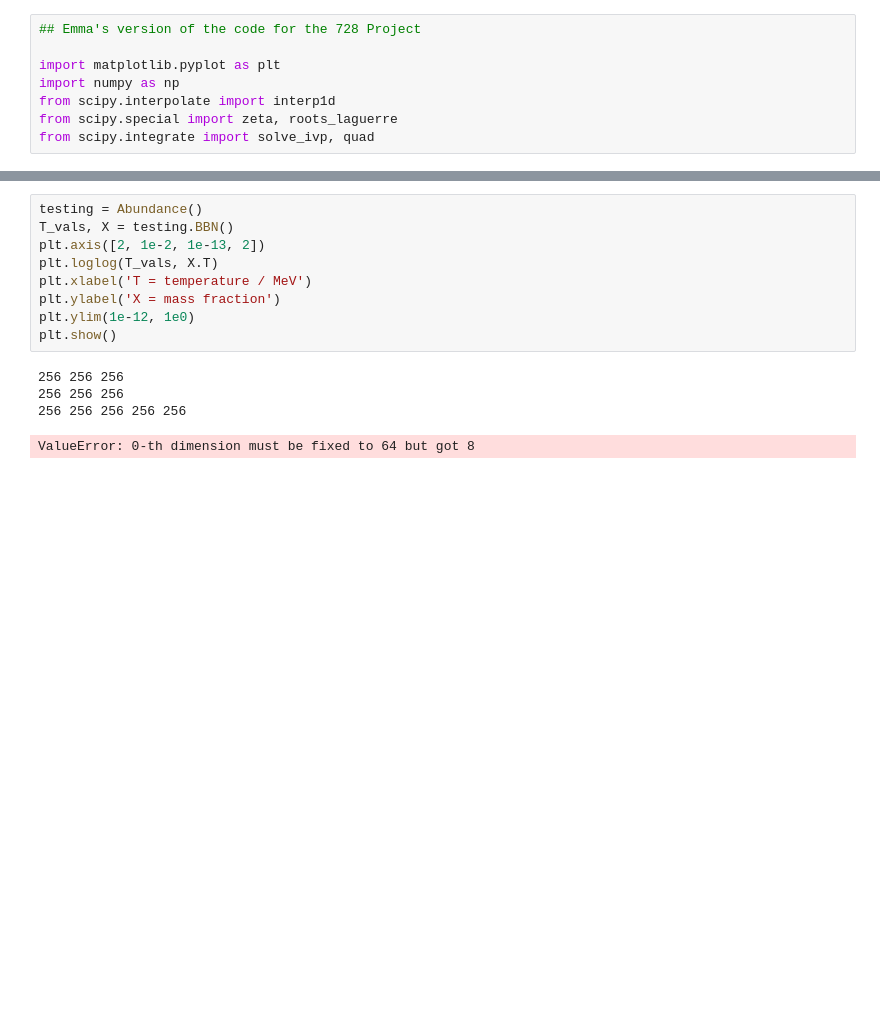
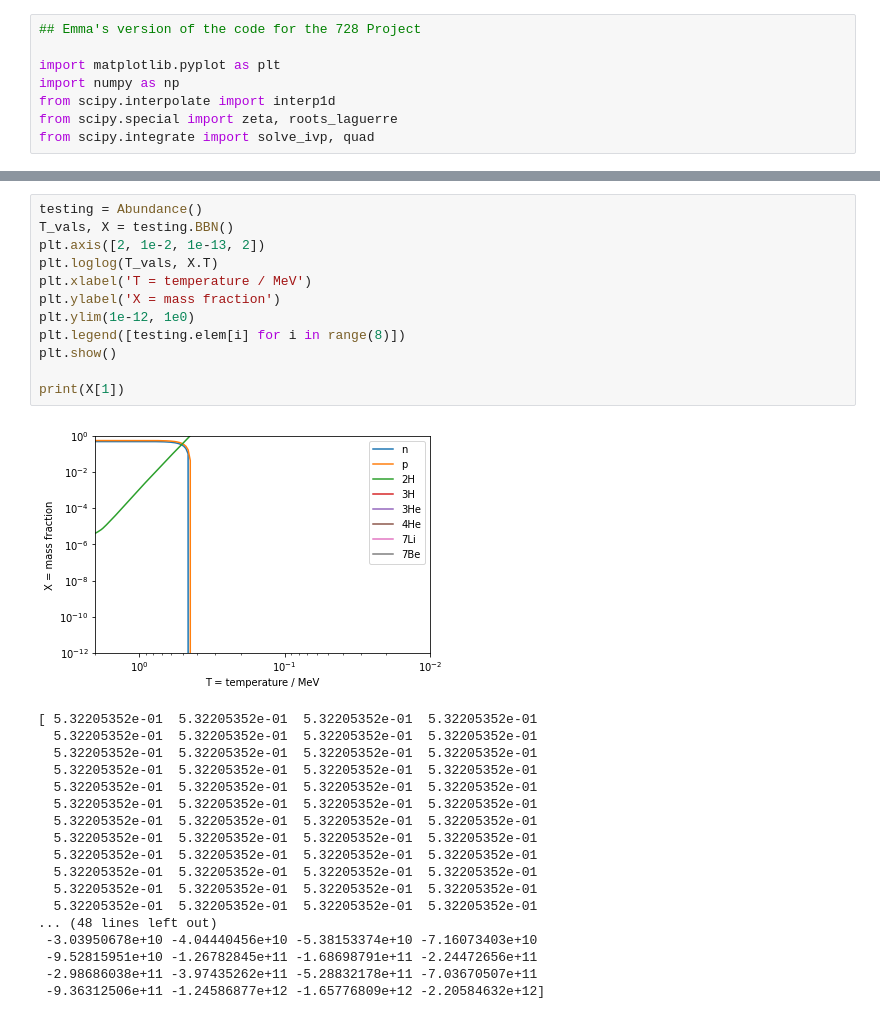
Before and after one commit to erasmussen4/728, a Jupyter notebook: 728FinalEmma.ipynb, the cells around one changed output, grey strips where cells are left out. Drawn from its saved outputs; the diff is of its cells as text; blank space fills up the shorter version.

Commit message:
Graph working, but wrong graph

```diff
--- a/728FinalEmma.ipynb
+++ b/728FinalEmma.ipynb
@@ -252,14 +507,31 @@ class Abundance():
 # %%
 testing = Abundance()
 T_vals, X = testing.BBN()
 plt.axis([2, 1e-2, 1e-13, 2])
 plt.loglog(T_vals, X.T)
 plt.xlabel('T = temperature / MeV')
 plt.ylabel('X = mass fraction')
 plt.ylim(1e-12, 1e0)
+plt.legend([testing.elem[i] for i in range(8)])
 plt.show()
+
+print(X[1])
 # %% [output]
+[figure, added]
-256 256 256
-256 256 256
-256 256 256 256 256
+[ 5.32205352e-01  5.32205352e-01  5.32205352e-01  5.32205352e-01
+  5.32205352e-01  5.32205352e-01  5.32205352e-01  5.32205352e-01
+  5.32205352e-01  5.32205352e-01  5.32205352e-01  5.32205352e-01
+  5.32205352e-01  5.32205352e-01  5.32205352e-01  5.32205352e-01
+  5.32205352e-01  5.32205352e-01  5.32205352e-01  5.32205352e-01
+  5.32205352e-01  5.32205352e-01  5.32205352e-01  5.32205352e-01
+  5.32205352e-01  5.32205352e-01  5.32205352e-01  5.32205352e-01
+  5.32205352e-01  5.32205352e-01  5.32205352e-01  5.32205352e-01
+  5.32205352e-01  5.32205352e-01  5.32205352e-01  5.32205352e-01
+  5.32205352e-01  5.32205352e-01  5.32205352e-01  5.32205352e-01
+  5.32205352e-01  5.32205352e-01  5.32205352e-01  5.32205352e-01
+  5.32205352e-01  5.32205352e-01  5.32205352e-01  5.32205352e-01
+... (48 lines left out)
+ -3.03950678e+10 -4.04440456e+10 -5.38153374e+10 -7.16073403e+10
+ -9.52815951e+10 -1.26782845e+11 -1.68698791e+11 -2.24472656e+11
+ -2.98686038e+11 -3.97435262e+11 -5.28832178e+11 -7.03670507e+11
+ -9.36312506e+11 -1.24586877e+12 -1.65776809e+12 -2.20584632e+12]
-ValueError: 0-th dimension must be fixed to 64 but got 8
```
Also changed, not shown: parts of 3 cells of this notebook.
